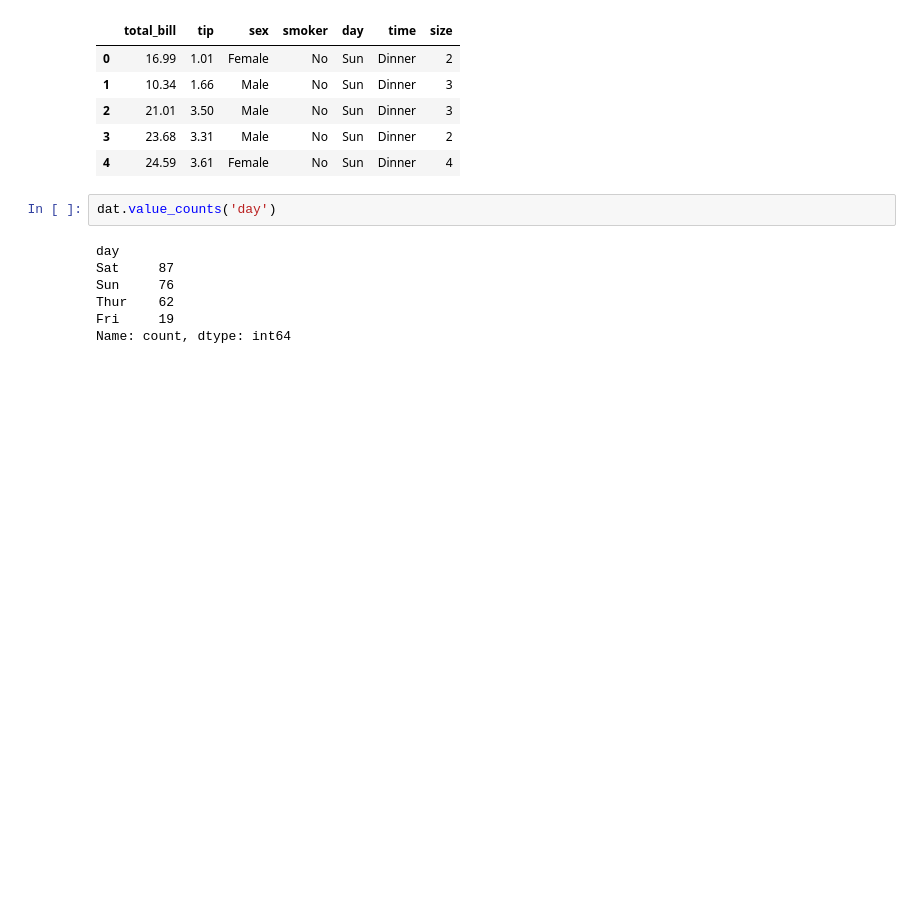
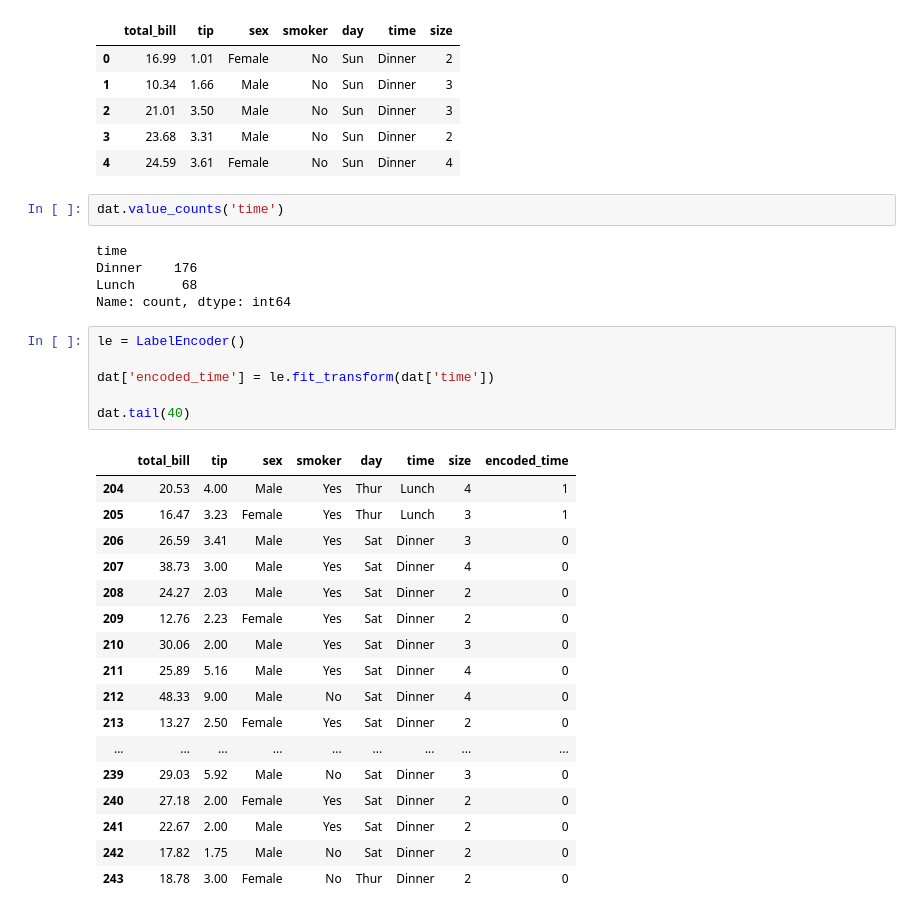
Before and after one commit to Munaam17/Practice-questions, a Jupyter notebook: Machine_Learning/ML.ipynb, the cells around one changed output. Saved outputs shown, nothing was run; the diff lists cells and outputs as text; blank space fills up the shorter version.

Commit message:
Label & Ordinal Encoder

```diff
--- a/Machine_Learning/ML.ipynb
+++ b/Machine_Learning/ML.ipynb
@@ -502,11 +503,33 @@ dat.head()
 | 3 | 23.68 | 3.31 | Male | No | Sun | Dinner | 2 |
 | 4 | 24.59 | 3.61 | Female | No | Sun | Dinner | 4 |
 # %%
-dat.value_counts('day')
+dat.value_counts('time')
 # %% [output]
-day
-Sat     87
-Sun     76
-Thur    62
-Fri     19
+time
+Dinner    176
+Lunch      68
 Name: count, dtype: int64
+# %%
+le = LabelEncoder()
+
+dat['encoded_time'] = le.fit_transform(dat['time'])
+
+dat.tail(40)
+# %% [output]
+|  | total_bill | tip | sex | smoker | day | time | size | encoded_time |
+| 204 | 20.53 | 4.00 | Male | Yes | Thur | Lunch | 4 | 1 |
+| 205 | 16.47 | 3.23 | Female | Yes | Thur | Lunch | 3 | 1 |
+| 206 | 26.59 | 3.41 | Male | Yes | Sat | Dinner | 3 | 0 |
+| 207 | 38.73 | 3.00 | Male | Yes | Sat | Dinner | 4 | 0 |
+| 208 | 24.27 | 2.03 | Male | Yes | Sat | Dinner | 2 | 0 |
+| 209 | 12.76 | 2.23 | Female | Yes | Sat | Dinner | 2 | 0 |
+| 210 | 30.06 | 2.00 | Male | Yes | Sat | Dinner | 3 | 0 |
+| 211 | 25.89 | 5.16 | Male | Yes | Sat | Dinner | 4 | 0 |
+| 212 | 48.33 | 9.00 | Male | No | Sat | Dinner | 4 | 0 |
+| 213 | 13.27 | 2.50 | Female | Yes | Sat | Dinner | 2 | 0 |
+| ... | ... | ... | ... | ... | ... | ... | ... | ... |
+| 239 | 29.03 | 5.92 | Male | No | Sat | Dinner | 3 | 0 |
+| 240 | 27.18 | 2.00 | Female | Yes | Sat | Dinner | 2 | 0 |
+| 241 | 22.67 | 2.00 | Male | Yes | Sat | Dinner | 2 | 0 |
+| 242 | 17.82 | 1.75 | Male | No | Sat | Dinner | 2 | 0 |
+| 243 | 18.78 | 3.00 | Female | No | Thur | Dinner | 2 | 0 |
```
Also changed, not shown: parts of 3 cells of this notebook.
